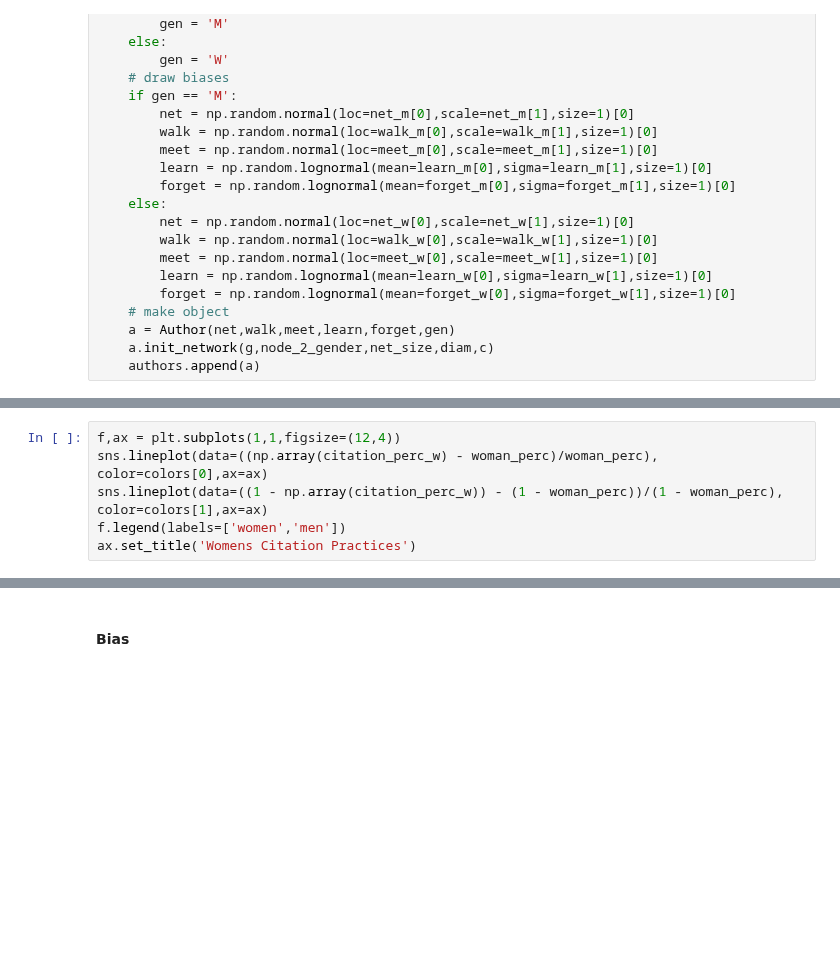
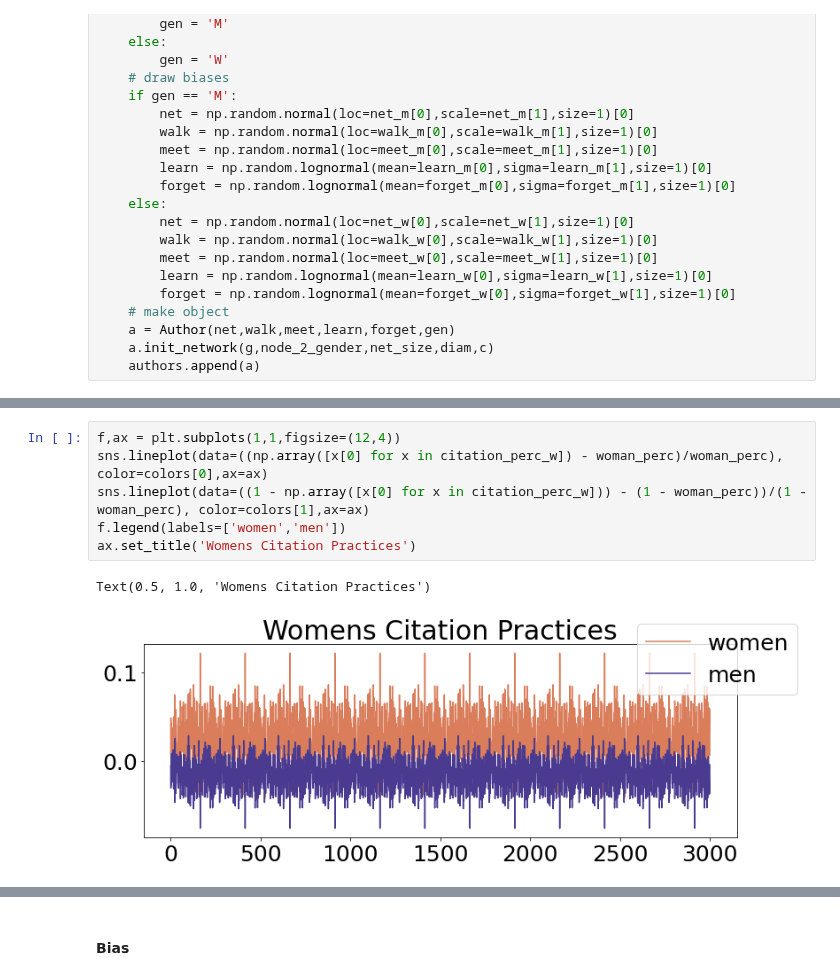
Before and after one commit to jastiso/modeling_citations, a Jupyter notebook: scripts/simulations.ipynb, the cells around one changed output, grey strips where cells are left out. Cells and saved outputs as stored; diff of their text form; blank space fills up the shorter version.

```diff
--- a/scripts/simulations.ipynb
+++ b/scripts/simulations.ipynb
@@ -229,9 +244,12 @@ ax.set_title('Percentage citation of women')
 # %%
 f,ax = plt.subplots(1,1,figsize=(12,4))
-sns.lineplot(data=((np.array(citation_perc_w) - woman_perc)/woman_perc), color=colors[0],ax=ax)
-sns.lineplot(data=((1 - np.array(citation_perc_w)) - (1 - woman_perc))/(1 - woman_perc), color=colors[1],ax=ax)
+sns.lineplot(data=((np.array([x[0] for x in citation_perc_w]) - woman_perc)/woman_perc), color=colors[0],ax=ax)
+sns.lineplot(data=((1 - np.array([x[0] for x in citation_perc_w])) - (1 - woman_perc))/(1 - woman_perc), color=colors[1],ax=ax)
 f.legend(labels=['women','men'])
 ax.set_title('Womens Citation Practices')
+# %% [output]
+Text(0.5, 1.0, 'Womens Citation Practices')
+[figure, added]
 # %%
 # always adding, always going towards the mean. maybe we need a forgetting mechanism
 # at extremes, will these be driven apart
```
Also changed, not shown: parts of 6 cells of this notebook.
